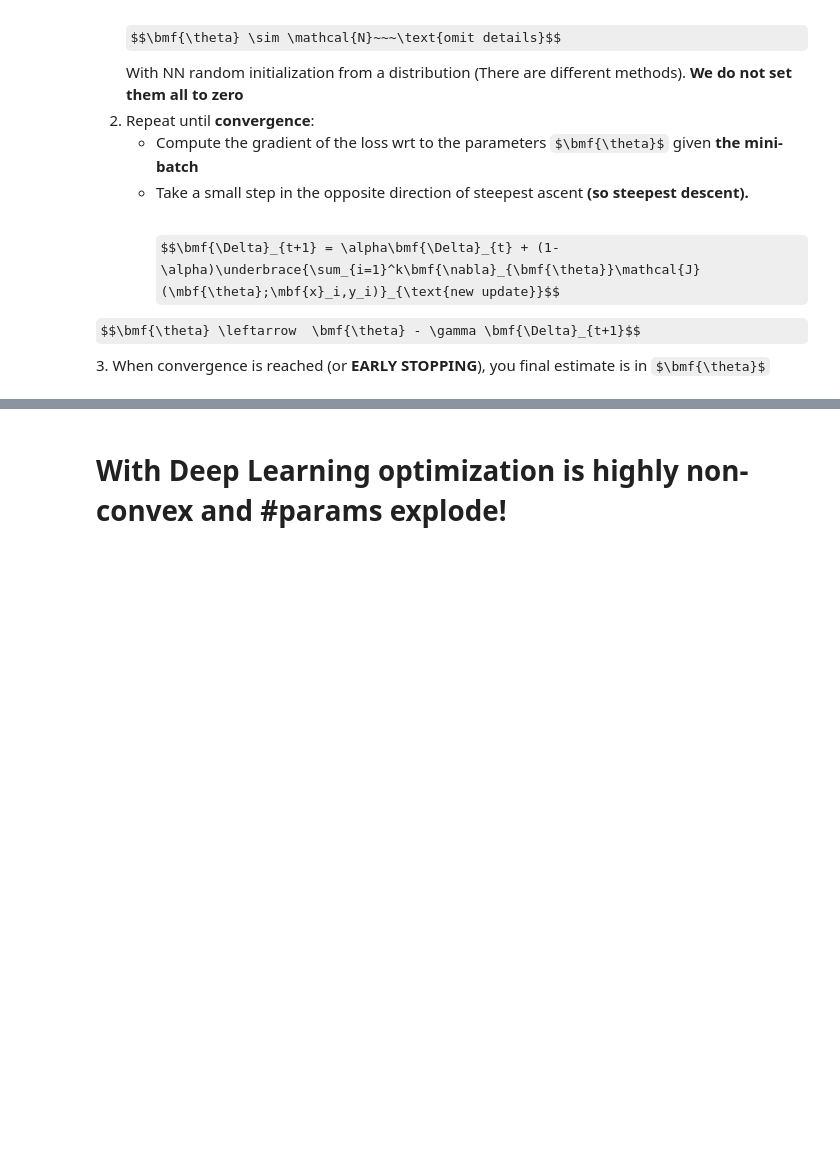
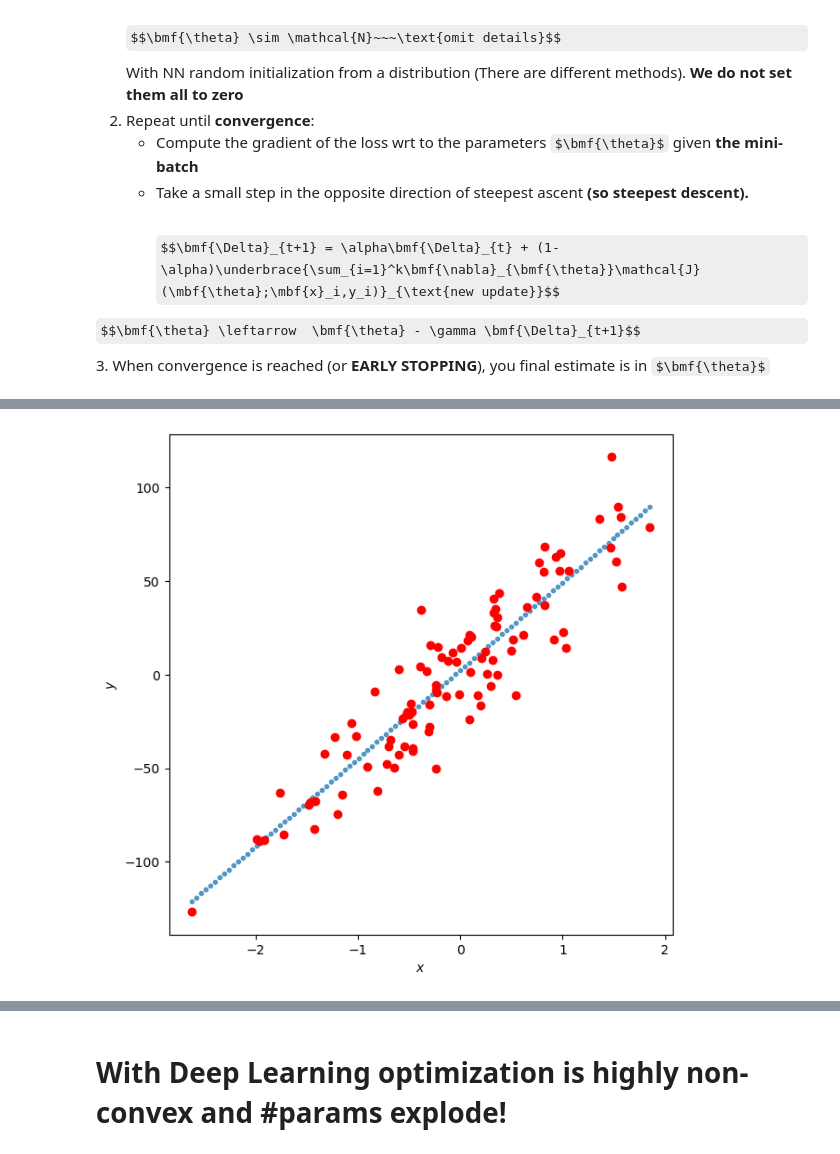
Before and after one commit to iacopomasi/NLP, a Jupyter notebook: course/2_02_word2vec_neural_nets/2_02_word2vec_neural_nets.ipynb, the cells around one changed output, grey strips where cells are left out. Saved outputs shown, nothing was run; the diff lists cells and outputs as text; code cells hidden in the pictures; some formulas as TeX source; blank space fills up the shorter version.

```diff
--- a/course/2_02_word2vec_neural_nets/2_02_word2vec_neural_nets.ipynb
+++ b/course/2_02_word2vec_neural_nets/2_02_word2vec_neural_nets.ipynb
@@ -929,3 +948,38 @@ $$\bmf{\Delta}_{t+1} = \alpha\bmf{\Delta}_{t} + (1-\alpha)\underbrace{\sum_{i=1}
 # Loss Surface for Linear Regression $\ell_2^2$ loss with $d=2$ parameters in $\bmf{\theta}$
 
 <div align='center'><img src="figs/loss.png" width='50%' ></div>
+# %%
+%matplotlib inline
+from sklearn import linear_model, datasets
+from matplotlib import pyplot as plt
+import numpy as np
+
+n_samples = 100
+size = 7
+
+X, y, coef_gt = datasets.make_regression(
+    n_samples=n_samples,
+    n_features=1,
+    n_informative=1,
+    noise=20,
+    coef=True,
+    random_state=42,
+)
+fig = plt.figure(figsize=(size, size))
+ax = fig.add_subplot()
+# Linear Regression
+bias = np.ones((X.shape[0], 1))
+X = np.hstack((X, bias))
+theta = np.linalg.inv(X.T@X)@X.T@y
+# Now MeshGrid
+Xmin, Xmax = X.min(), X.max()
+x_interp = np.linspace(Xmin, Xmax, 100)
+x_interp = x_interp.reshape(-1,1)
+x_interp = np.c_[x_interp,np.ones_like(x_interp)]
+y_interp = np.dot(theta, x_interp.T)
+ax.scatter(x_interp[:,0], y_interp, alpha=0.7, marker='.')
+ax.scatter(X[..., 0], y, c='red', marker='o')
+ax.set_xlabel('$x$');
+ax.set_ylabel('$y$');
+# %% [output]
+[figure, added]
```
Also changed, not shown: parts of 26 cells of this notebook, 2 other files.
